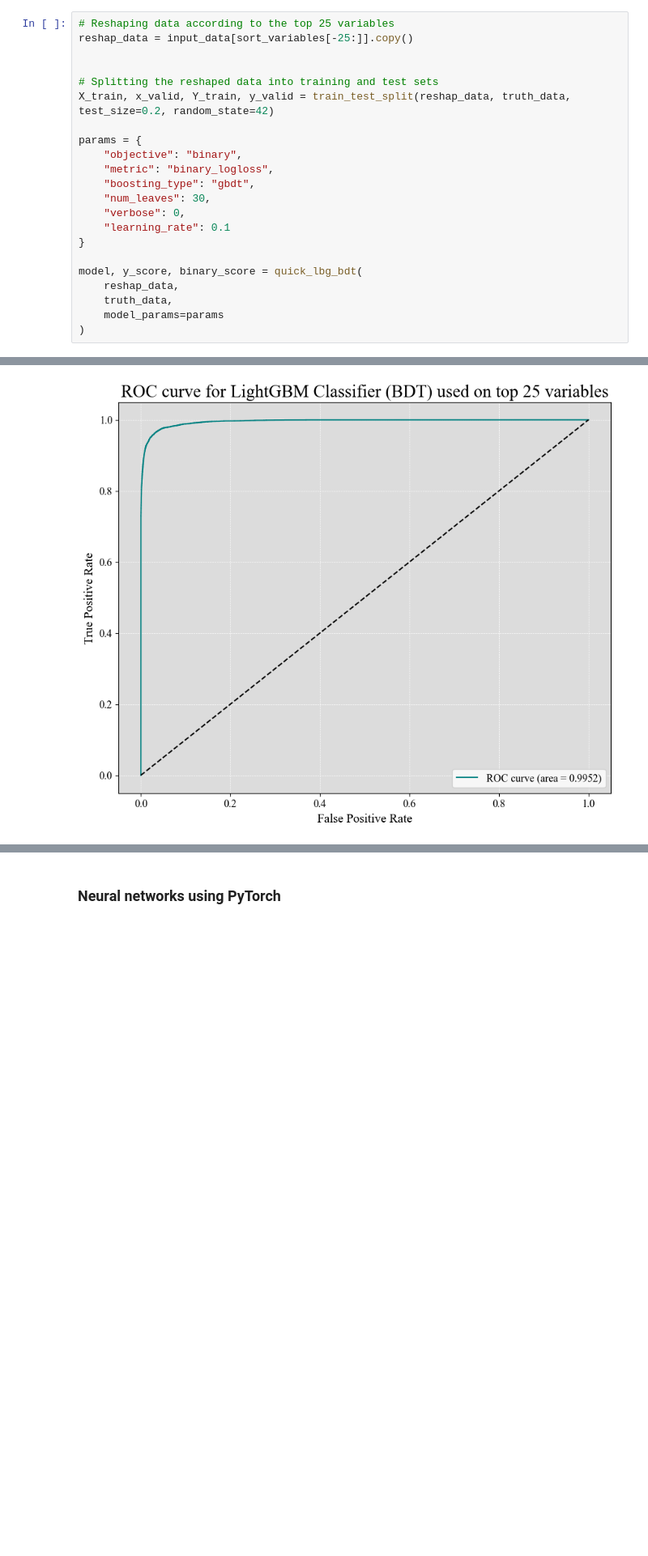
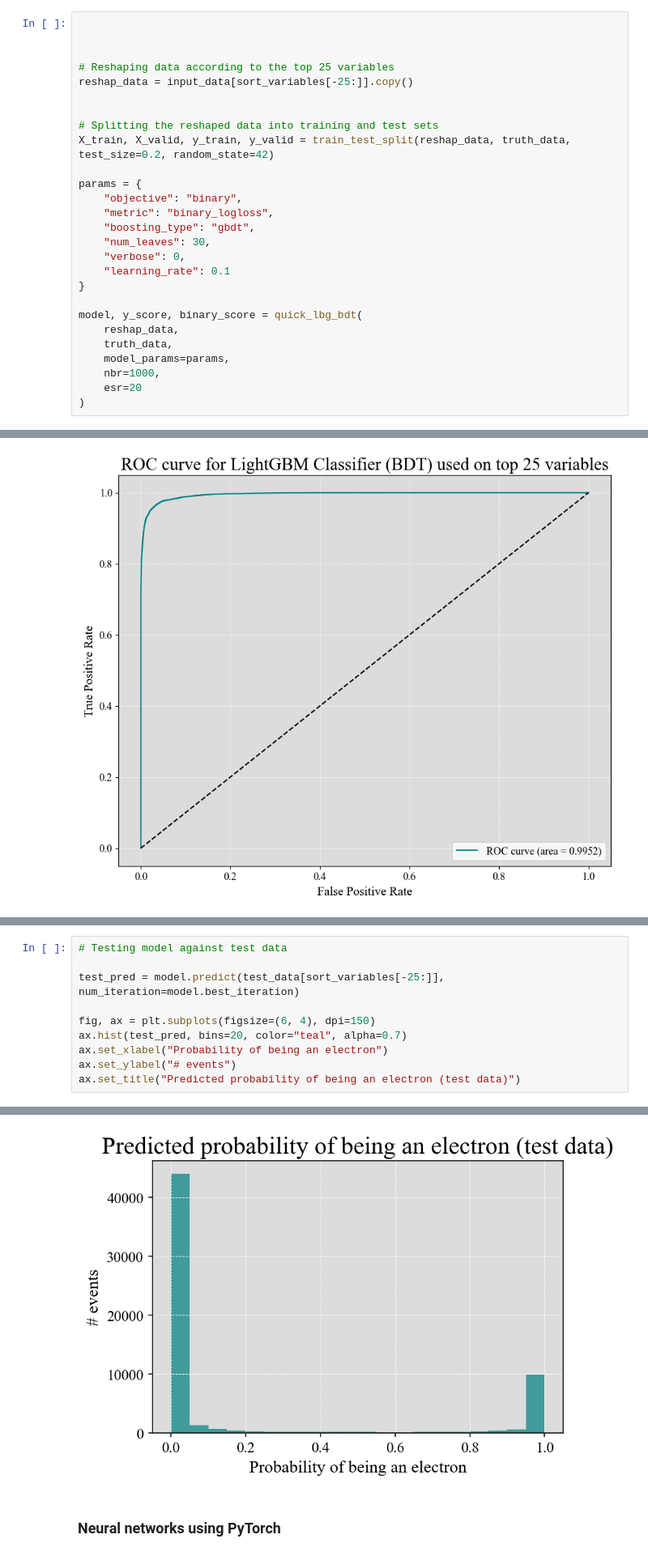
Before and after one commit to nielsdavidsen/AppliedML2025_fork, a Jupyter notebook: NIELS_working_dir/Initial_project/classifiation.ipynb, the cells around one changed output, grey strips where cells are left out. Shown at 81% size. Cells and saved outputs as stored; diff of their text form; blank space fills up the shorter version.

```diff
--- a/NIELS_working_dir/Initial_project/classifiation.ipynb
+++ b/NIELS_working_dir/Initial_project/classifiation.ipynb
@@ -152,12 +167,15 @@ def quick_lbg_bdt(input_data, truth_data, model_params, nbr=1000, esr=20):
 
     return model, y_pred, binary_score
 # %%
+
+
+
 # Reshaping data according to the top 25 variables
 reshap_data = input_data[sort_variables[-25:]].copy()
 
 
 # Splitting the reshaped data into training and test sets
-X_train, x_valid, Y_train, y_valid = train_test_split(reshap_data, truth_data, test_size=0.2, random_state=42)
+X_train, X_valid, y_train, y_valid = train_test_split(reshap_data, truth_data, test_size=0.2, random_state=42)
 
 params = {
     "objective": "binary",
@@ -171,7 +189,9 @@ params = {
 model, y_score, binary_score = quick_lbg_bdt(
     reshap_data,
     truth_data,
-    model_params=params
+    model_params=params,
+    nbr=1000,
+    esr=20
 )
 # %% [output]
 Training until validation scores don't improve for 20 rounds
@@ -207,3 +227,14 @@ print(f"Validation AUC: {valid_auc:.4f}")
 # %% [output]
 Train AUC: 0.9992
 Validation AUC: 0.9952
+# %%
+# Testing model against test data
+
+test_pred = model.predict(test_data[sort_variables[-25:]], num_iteration=model.best_iteration)
+
+fig, ax = plt.subplots(figsize=(6, 4), dpi=150)
+ax.hist(test_pred, bins=20, color="teal", alpha=0.7)
+ax.set_xlabel("Probability of being an electron")
+ax.set_ylabel("# events")
+ax.set_title("Predicted probability of being an electron (test data)")
+# %% [output]
@@ -210,2 +242,3 @@ Validation AUC: 0.9952
+[figure, added]
 # %% [markdown]
 ### Neural networks using PyTorch
```
Also changed, not shown: parts of 8 cells of this notebook, 2 other files.
